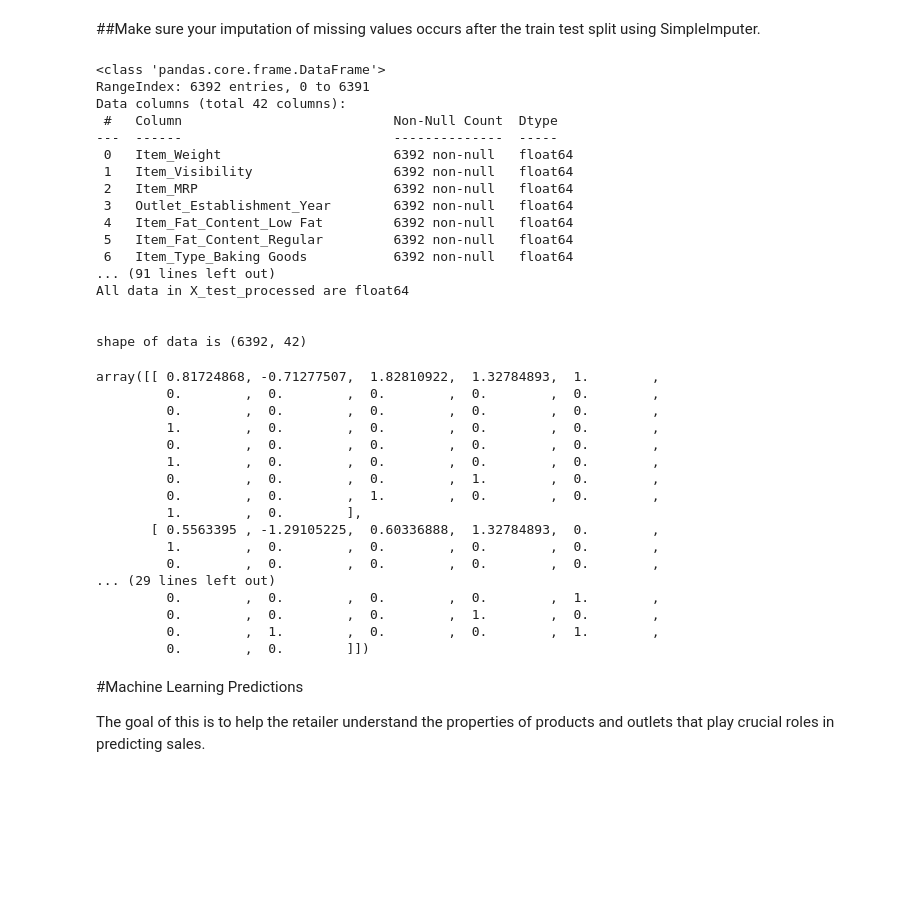
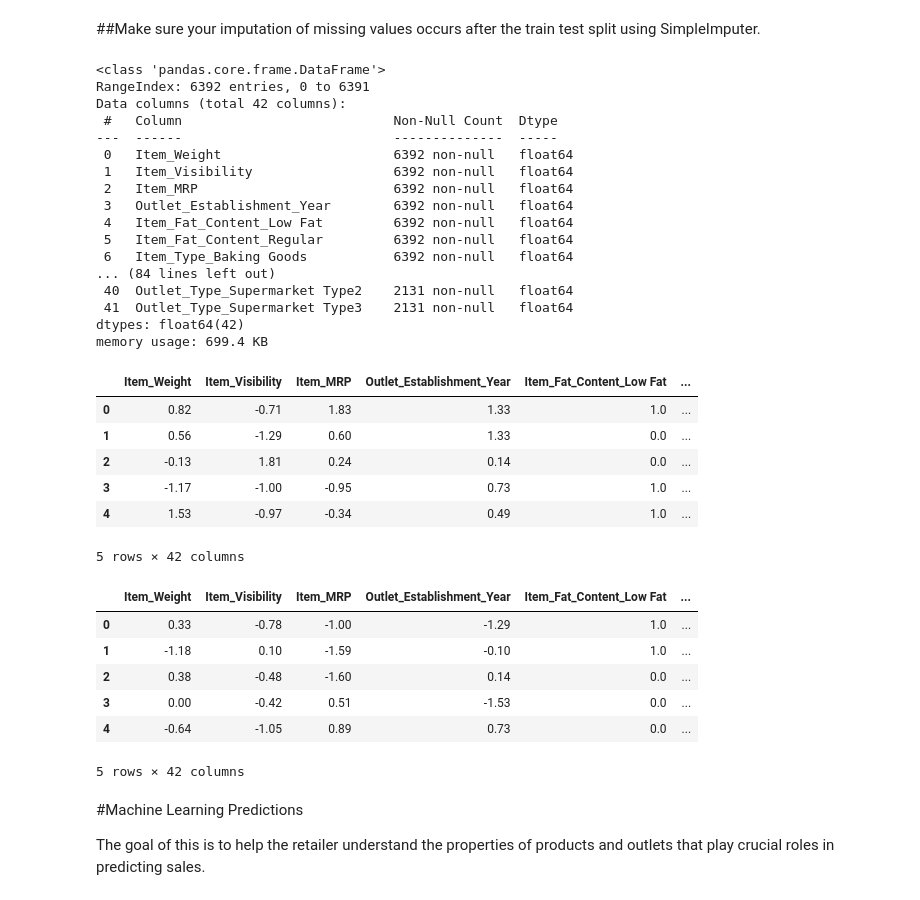
Before and after one commit to hawkeyedatatsai/food-sales-predictions, a Jupyter notebook: 5_Heng_Tser_Tsai_Food_Sales_Predictions.ipynb, the cells around one changed output. Cells and saved outputs as stored; diff of their text form; code cells hidden in the pictures; blank space fills up the shorter version.

```diff
--- a/5_Heng_Tser_Tsai_Food_Sales_Predictions.ipynb
+++ b/5_Heng_Tser_Tsai_Food_Sales_Predictions.ipynb
@@ -823,50 +823,47 @@ X_test_df.describe().round(2)
 # %%
 # Check for missing values and that data is scaled and one-hot encoded
 X_train_df.info()
 print('\n')
 X_test_df.info()
 print('\n')
-print('All data in X_train_processed are', X_train_processed.dtype)
-print('All data in X_test_processed are', X_test_processed.dtype)
+X_train_df.shape
 print('\n')
-print('shape of data is', X_train_processed.shape)
+X_test_df.shape
 print('\n')
-X_train_processed[:5]
+display(X_train_df.head().round(2))
+X_test_df.head().round(2)
 # %% [output]
 <class 'pandas.core.frame.DataFrame'>
 RangeIndex: 6392 entries, 0 to 6391
 Data columns (total 42 columns):
  #   Column                           Non-Null Count  Dtype
 ---  ------                           --------------  -----
  0   Item_Weight                      6392 non-null   float64
  1   Item_Visibility                  6392 non-null   float64
  2   Item_MRP                         6392 non-null   float64
  3   Outlet_Establishment_Year        6392 non-null   float64
  4   Item_Fat_Content_Low Fat         6392 non-null   float64
  5   Item_Fat_Content_Regular         6392 non-null   float64
  6   Item_Type_Baking Goods           6392 non-null   float64
-... (91 lines left out)
-All data in X_test_processed are float64
-
-
-shape of data is (6392, 42)
+... (84 lines left out)
+ 40  Outlet_Type_Supermarket Type2    2131 non-null   float64
+ 41  Outlet_Type_Supermarket Type3    2131 non-null   float64
+dtypes: float64(42)
+memory usage: 699.4 KB
+|  | Item_Weight | Item_Visibility | Item_MRP | Outlet_Establishment_Year | Item_Fat_Content_Low Fat | ... |
+| 0 | 0.82 | -0.71 | 1.83 | 1.33 | 1.0 | ... |
+| 1 | 0.56 | -1.29 | 0.60 | 1.33 | 0.0 | ... |
+| 2 | -0.13 | 1.81 | 0.24 | 0.14 | 0.0 | ... |
+| 3 | -1.17 | -1.00 | -0.95 | 0.73 | 1.0 | ... |
+| 4 | 1.53 | -0.97 | -0.34 | 0.49 | 1.0 | ... |
-array([[ 0.81724868, -0.71277507,  1.82810922,  1.32784893,  1.        ,
-         0.        ,  0.        ,  0.        ,  0.        ,  0.        ,
-         0.        ,  0.        ,  0.        ,  0.        ,  0.        ,
-         1.        ,  0.        ,  0.        ,  0.        ,  0.        ,
-         0.        ,  0.        ,  0.        ,  0.        ,  0.        ,
-         1.        ,  0.        ,  0.        ,  0.        ,  0.        ,
-         0.        ,  0.        ,  0.        ,  1.        ,  0.        ,
-         0.        ,  0.        ,  1.        ,  0.        ,  0.        ,
-         1.        ,  0.        ],
-       [ 0.5563395 , -1.29105225,  0.60336888,  1.32784893,  0.        ,
-         1.        ,  0.        ,  0.        ,  0.        ,  0.        ,
-         0.        ,  0.        ,  0.        ,  0.        ,  0.        ,
-... (29 lines left out)
-         0.        ,  0.        ,  0.        ,  0.        ,  1.        ,
-         0.        ,  0.        ,  0.        ,  1.        ,  0.        ,
-         0.        ,  1.        ,  0.        ,  0.        ,  1.        ,
-         0.        ,  0.        ]])
+5 rows × 42 columns
+|  | Item_Weight | Item_Visibility | Item_MRP | Outlet_Establishment_Year | Item_Fat_Content_Low Fat | ... |
+| 0 | 0.33 | -0.78 | -1.00 | -1.29 | 1.0 | ... |
+| 1 | -1.18 | 0.10 | -1.59 | -0.10 | 1.0 | ... |
+| 2 | 0.38 | -0.48 | -1.60 | 0.14 | 0.0 | ... |
+| 3 | 0.00 | -0.42 | 0.51 | -1.53 | 0.0 | ... |
+| 4 | -0.64 | -1.05 | 0.89 | 0.73 | 0.0 | ... |
+5 rows × 42 columns
 # %% [markdown]
 #Machine Learning Predictions
 
```
Also changed, not shown: parts of 23 cells of this notebook.
